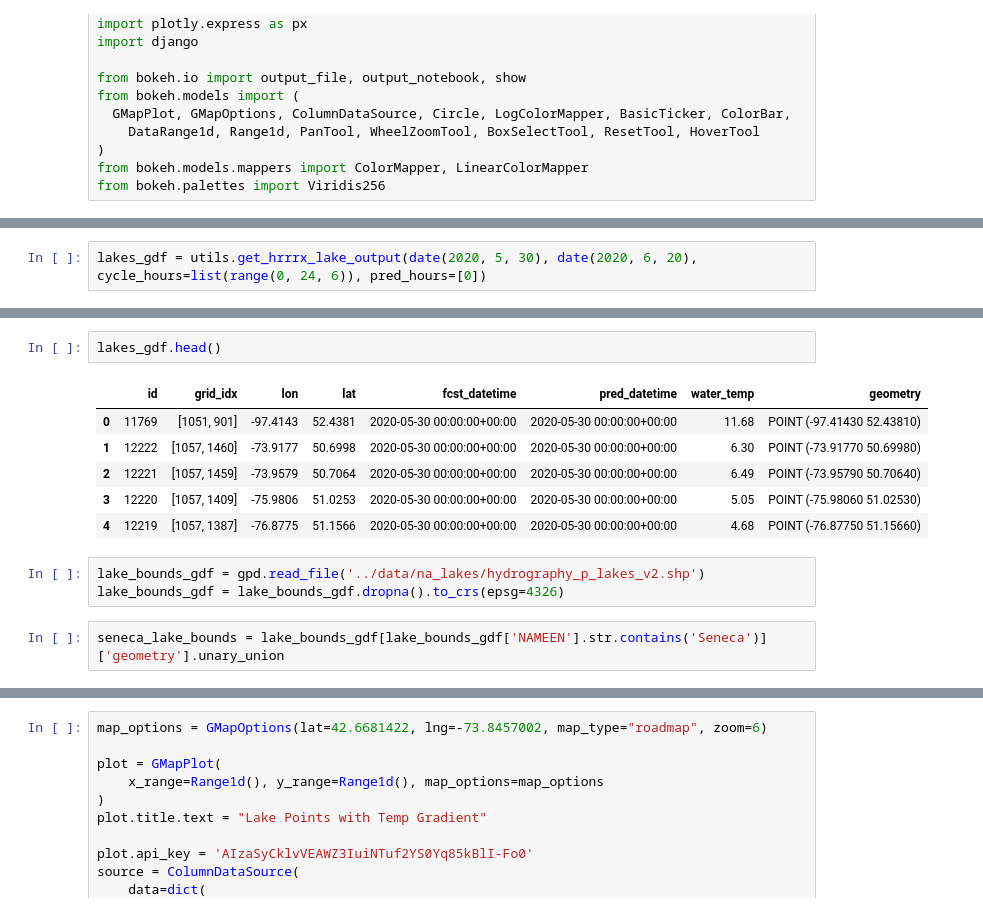
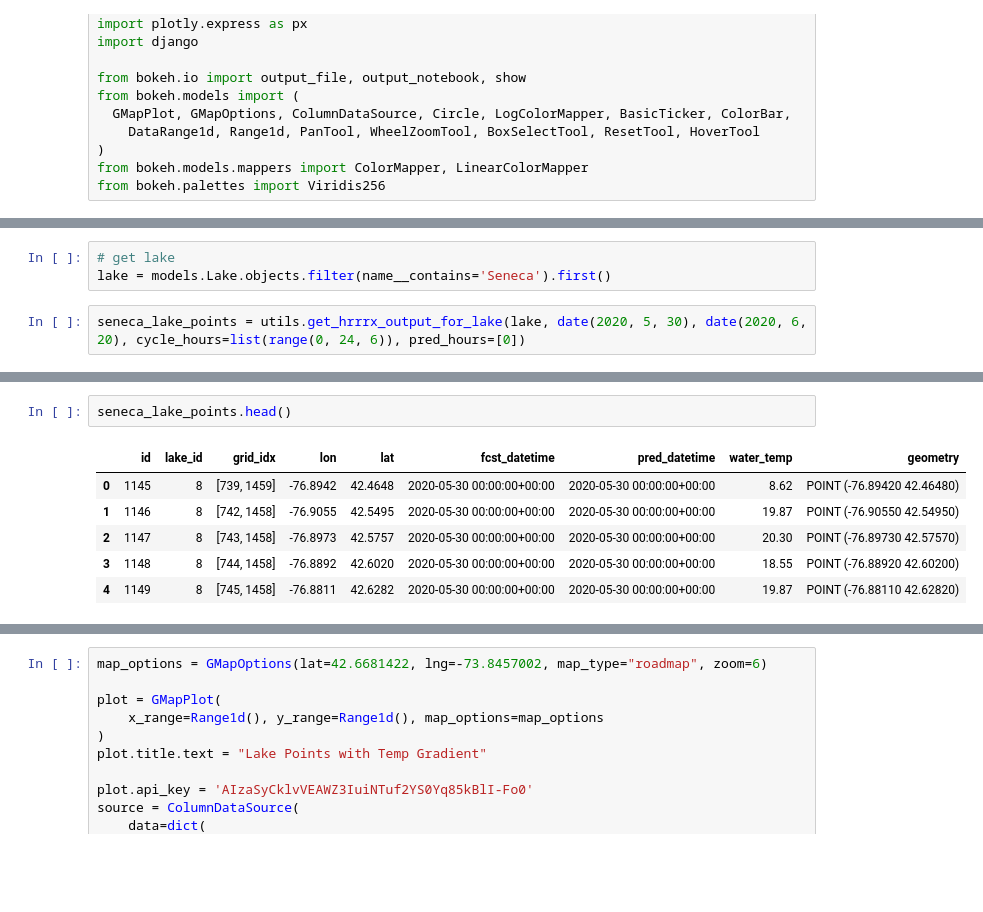
Before and after one commit to seangtkelley/hrrr-clm-lake-model-analysis, a Jupyter notebook: notebooks/HRRRX-USGSBuoy-20200530-20200620-SenecaLake-Timeseries.ipynb, the cells around one changed output, grey strips where cells are left out. Saved outputs shown, nothing was run; the diff lists cells and outputs as text; blank space fills up the shorter version.

Commit message:
hrrr data now associated with lake

```diff
--- a/notebooks/HRRRX-USGSBuoy-20200530-20200620-SenecaLake-Timeseries.ipynb
+++ b/notebooks/HRRRX-USGSBuoy-20200530-20200620-SenecaLake-Timeseries.ipynb
@@ -31,2 +32,5 @@ from lib import utils
+# %%
+# get lake
+lake = models.Lake.objects.filter(name__contains='Seneca').first()
 # %%
-lakes_gdf = utils.get_hrrrx_lake_output(date(2020, 5, 30), date(2020, 6, 20), cycle_hours=list(range(0, 24, 6)), pred_hours=[0])
+seneca_lake_points = utils.get_hrrrx_output_for_lake(lake, date(2020, 5, 30), date(2020, 6, 20), cycle_hours=list(range(0, 24, 6)), pred_hours=[0])
@@ -33,14 +55,9 @@ lakes_gdf = utils.get_hrrrx_lake_output(date(2020, 5, 30), date(2020, 6, 20), cy
 # %%
-lakes_gdf.head()
+seneca_lake_points.head()
 # %% [output]
-|  | id | grid_idx | lon | lat | fcst_datetime | pred_datetime | water_temp | geometry |
-| 0 | 11769 | [1051, 901] | -97.4143 | 52.4381 | 2020-05-30 00:00:00+00:00 | 2020-05-30 00:00:00+00:00 | 11.68 | POINT (-97.41430 52.43810) |
-| 1 | 12222 | [1057, 1460] | -73.9177 | 50.6998 | 2020-05-30 00:00:00+00:00 | 2020-05-30 00:00:00+00:00 | 6.30 | POINT (-73.91770 50.69980) |
-| 2 | 12221 | [1057, 1459] | -73.9579 | 50.7064 | 2020-05-30 00:00:00+00:00 | 2020-05-30 00:00:00+00:00 | 6.49 | POINT (-73.95790 50.70640) |
-| 3 | 12220 | [1057, 1409] | -75.9806 | 51.0253 | 2020-05-30 00:00:00+00:00 | 2020-05-30 00:00:00+00:00 | 5.05 | POINT (-75.98060 51.02530) |
-| 4 | 12219 | [1057, 1387] | -76.8775 | 51.1566 | 2020-05-30 00:00:00+00:00 | 2020-05-30 00:00:00+00:00 | 4.68 | POINT (-76.87750 51.15660) |
+|  | id | lake_id | grid_idx | lon | lat | fcst_datetime | pred_datetime | water_temp | geometry |
+| 0 | 1145 | 8 | [739, 1459] | -76.8942 | 42.4648 | 2020-05-30 00:00:00+00:00 | 2020-05-30 00:00:00+00:00 | 8.62 | POINT (-76.89420 42.46480) |
+| 1 | 1146 | 8 | [742, 1458] | -76.9055 | 42.5495 | 2020-05-30 00:00:00+00:00 | 2020-05-30 00:00:00+00:00 | 19.87 | POINT (-76.90550 42.54950) |
+| 2 | 1147 | 8 | [743, 1458] | -76.8973 | 42.5757 | 2020-05-30 00:00:00+00:00 | 2020-05-30 00:00:00+00:00 | 20.30 | POINT (-76.89730 42.57570) |
+| 3 | 1148 | 8 | [744, 1458] | -76.8892 | 42.6020 | 2020-05-30 00:00:00+00:00 | 2020-05-30 00:00:00+00:00 | 18.55 | POINT (-76.88920 42.60200) |
+| 4 | 1149 | 8 | [745, 1458] | -76.8811 | 42.6282 | 2020-05-30 00:00:00+00:00 | 2020-05-30 00:00:00+00:00 | 19.87 | POINT (-76.88110 42.62820) |
-# %%
-lake_bounds_gdf = gpd.read_file('../data/na_lakes/hydrography_p_lakes_v2.shp')
-lake_bounds_gdf = lake_bounds_gdf.dropna().to_crs(epsg=4326)
-# %%
-seneca_lake_bounds = lake_bounds_gdf[lake_bounds_gdf['NAMEEN'].str.contains('Seneca')]['geometry'].unary_union
```
Also changed, not shown: parts of 5 cells of this notebook, 4 other files.
